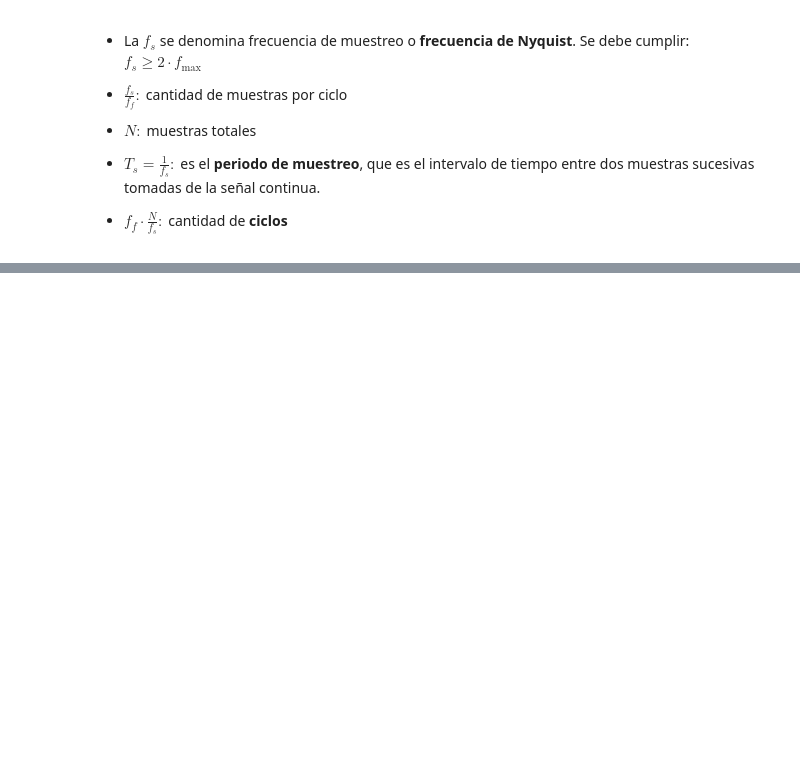
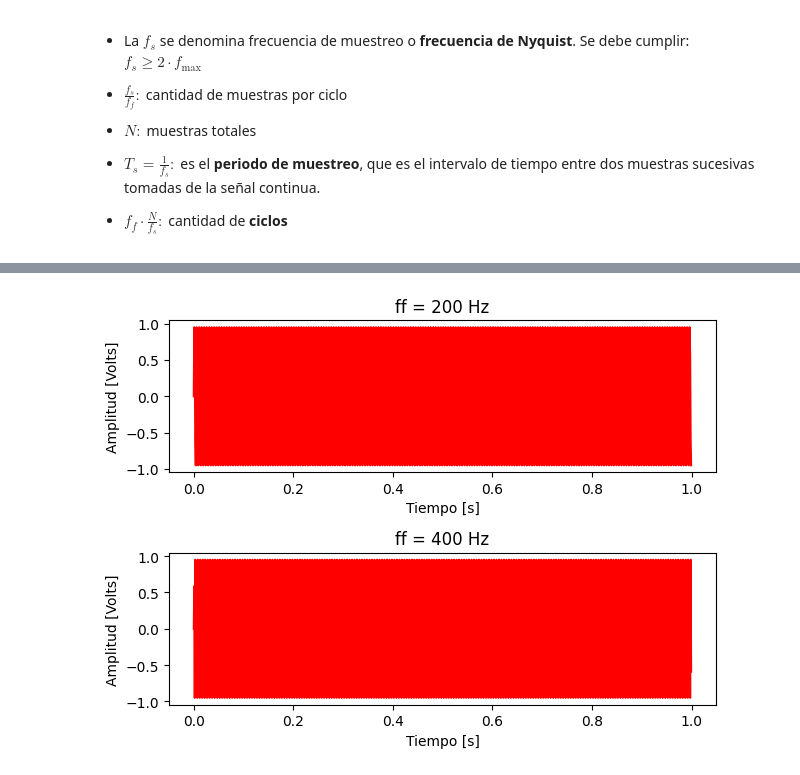
Before and after one commit to smithcamila2003/APS, a Jupyter notebook: TS1.ipynb, the cells around one changed output, grey strips where cells are left out. Cells and saved outputs as stored; diff of their text form; code cells hidden in the pictures; blank space fills up the shorter version.

```diff
--- a/TS1.ipynb
+++ b/TS1.ipynb
@@ -120,0 +181,20 @@ plt.show()
+# %%
+tt7, yy7 = generador_sen(1, 0, 200, 0, 1000, 1000)
+tt8, yy8 = generador_sen(1, 0, 400, 0, 1000, 1000)
+# %%
+plt.figure(4)
+plt.subplot(2,1,1)
+plt.plot(tt7, yy7, color='red')
+plt.title('ff = 200 Hz')
+plt.xlabel('Tiempo [s]')
+plt.ylabel('Amplitud [Volts]')
+
+plt.subplot(2,1,2)
+plt.plot(tt8, yy8, color='red')
+plt.title('ff = 400 Hz')
+plt.xlabel('Tiempo [s]')
+plt.ylabel('Amplitud [Volts]')
+plt.tight_layout()
+plt.show()
+# %% [output]
+[figure, added]
```
Also changed, not shown: parts of 11 cells of this notebook.
